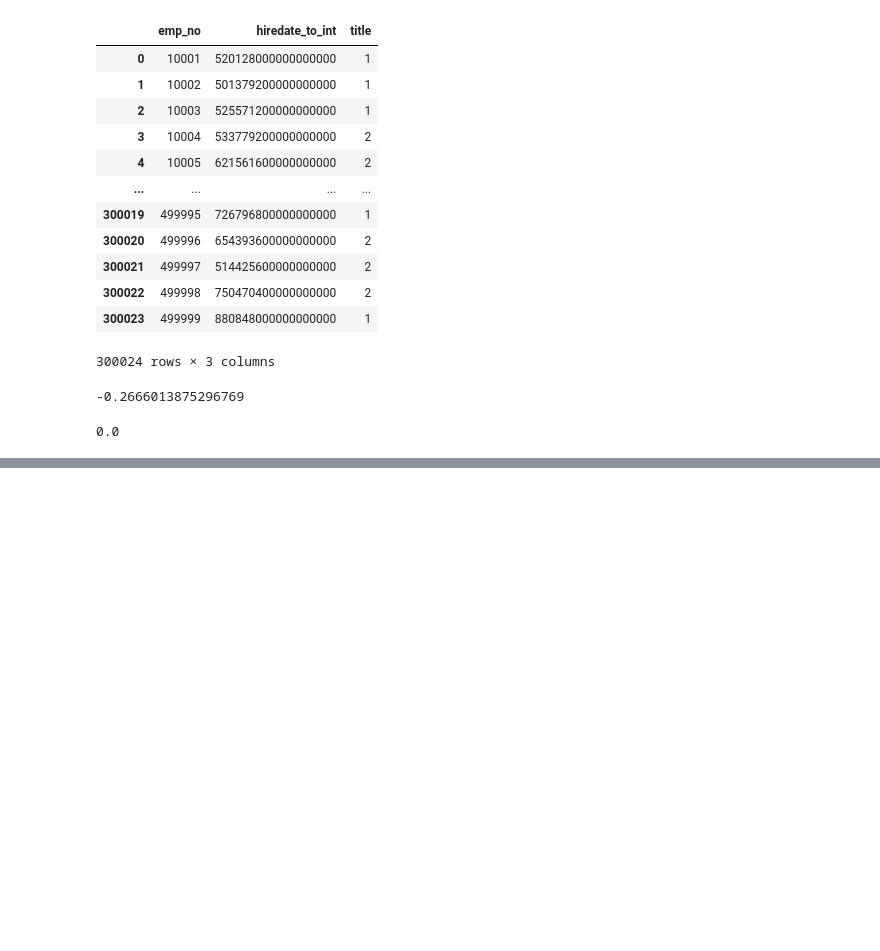
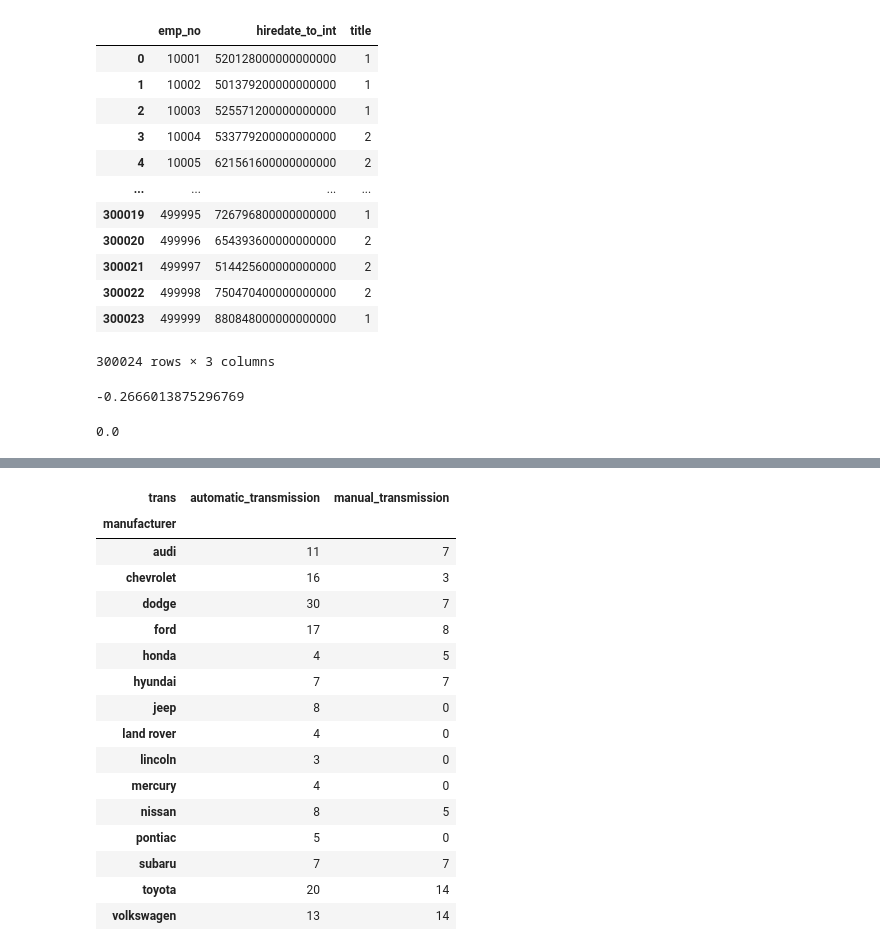
Before and after one commit to EmmanuelAzua/statistics-exercises, a Jupyter notebook: hypothesis_testing.ipynb, the cells around one changed output, grey strips where cells are left out. Saved outputs shown, nothing was run; the diff lists cells and outputs as text; code cells hidden in the pictures; blank space fills up the shorter version.

```diff
--- a/hypothesis_testing.ipynb
+++ b/hypothesis_testing.ipynb
@@ -870,0 +1017,21 @@ p
+# %%
+observations_lean = observations[["automatic_transmission", "manual_transmission"]]
+observations_lean
+# %% [output]
+| trans | automatic_transmission | manual_transmission |
+| manufacturer |  |  |
+| audi | 11 | 7 |
+| chevrolet | 16 | 3 |
+| dodge | 30 | 7 |
+| ford | 17 | 8 |
+| honda | 4 | 5 |
+| hyundai | 7 | 7 |
+| jeep | 8 | 0 |
+| land rover | 4 | 0 |
+| lincoln | 3 | 0 |
+| mercury | 4 | 0 |
+| nissan | 8 | 5 |
+| pontiac | 5 | 0 |
+| subaru | 7 | 7 |
+| toyota | 20 | 14 |
+| volkswagen | 13 | 14 |
```
Also changed, not shown: parts of 18 cells of this notebook, 1 other file.
